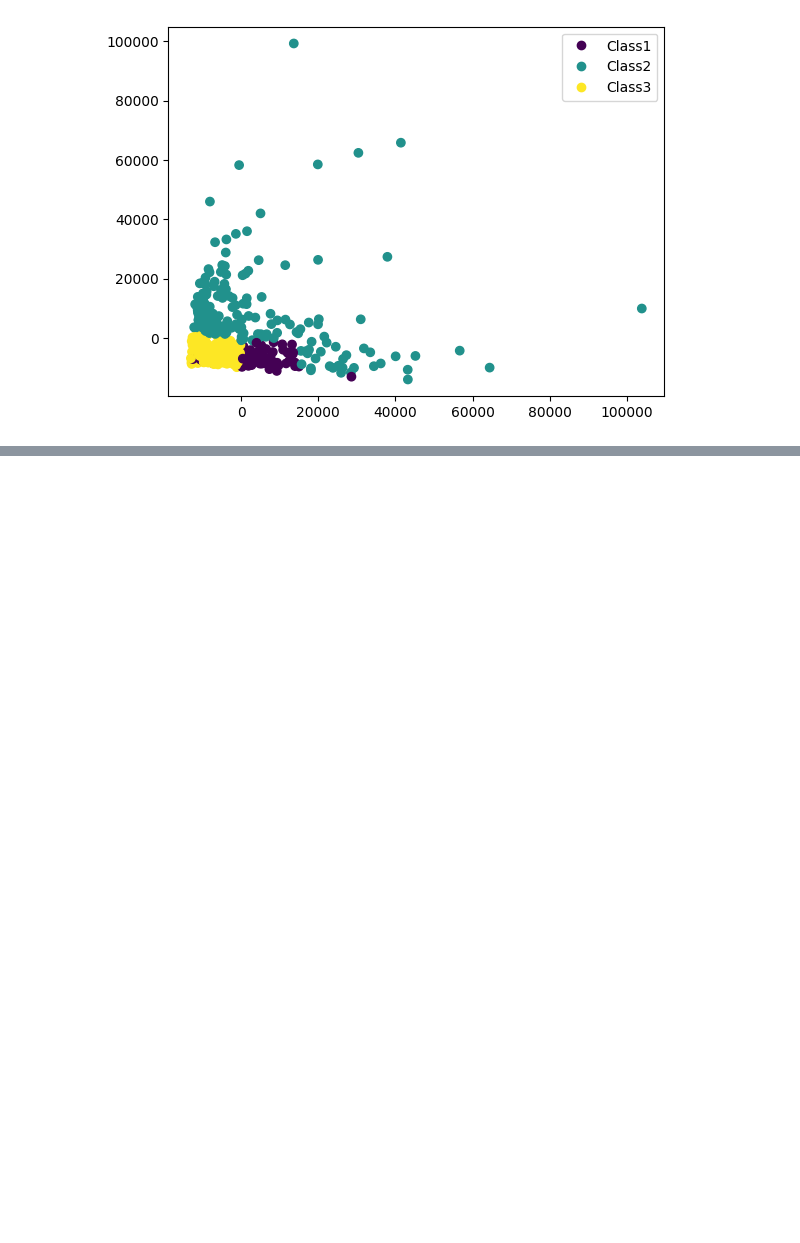
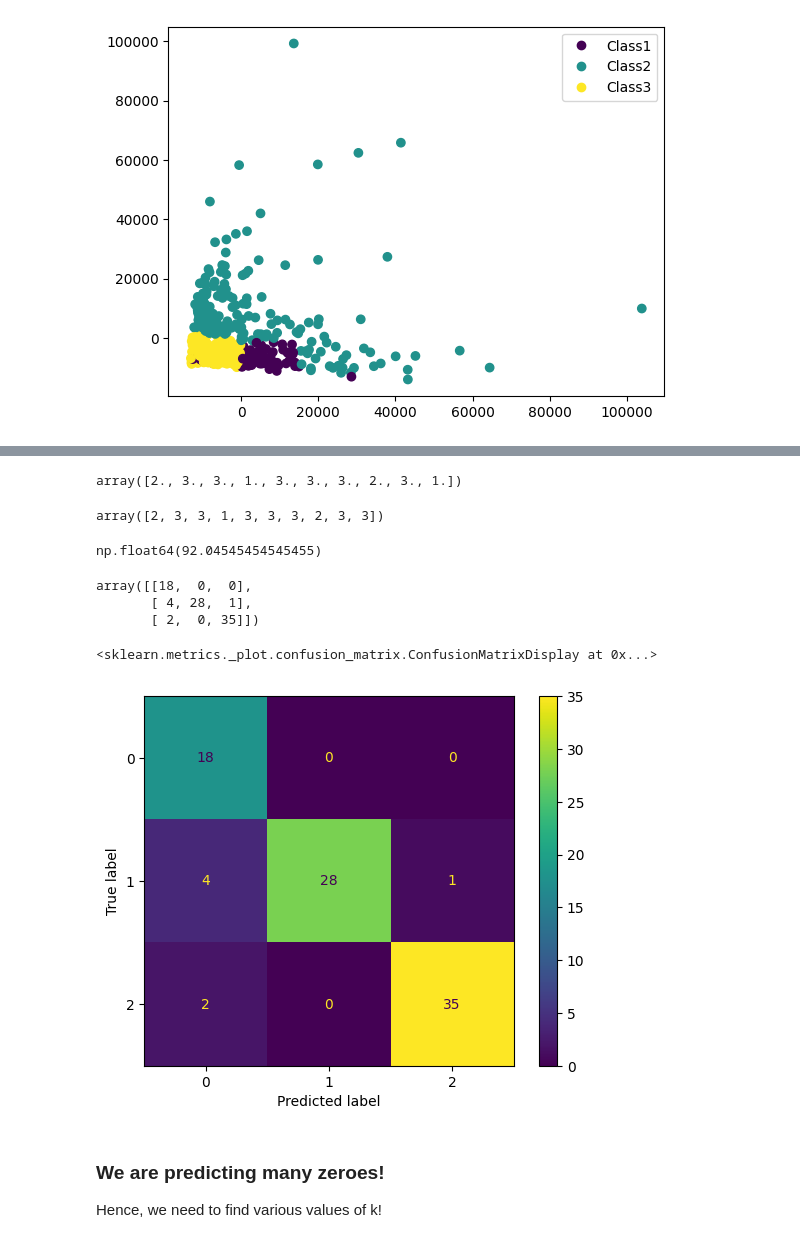
Before and after one commit to rrstats/Supervised-Algorithms, a Jupyter notebook: k Nearest Neighbours 1.ipynb, the cells around one changed output, grey strips where cells are left out. Drawn from its saved outputs; the diff is of its cells as text; code cells hidden in the pictures; blank space fills up the shorter version.

```diff
--- a/k Nearest Neighbours 1.ipynb
+++ b/k Nearest Neighbours 1.ipynb
@@ -68,0 +130,20 @@ plt.legend(handles=scatter.legend_elements()[0], labels=['Class1', 'Class2', 'Cl
+# %%
+# L2 NORM
+def distance(a, b):
+    return np.sum((a-b)**2)**0.5
+# %%
+def kNN(X, Y, xq, k=7):
+    distances = []
+    for i in range(len(X)):
+        d = distance(xq, X[i])
+        distances.append((d, Y[i]))
+
+    distances.sort()
+    top_k = distances[:k]
+    top_k = np.array(top_k)
+    #Last column
+    labels = top_k[:, -1]
+
+    uniq = pd.value_counts(labels).index[0]
+
+    return uniq
@@ -68,0 +163,19 @@ plt.legend(handles=scatter.legend_elements()[0], labels=['Class1', 'Class2', 'Cl
+# %%
+y_pred = []
+for xq in X_val:
+    p = kNN(X_sm,y_sm, xq, k=5)
+    y_pred.append(p)
+
+y_pred = np.array(y_pred)
+# %%
+y_pred[:10]
+# %% [output]
+array([2., 3., 3., 1., 3., 3., 3., 2., 3., 1.])
+# %%
+y_val[:10]
+# %% [output]
+array([2, 3, 3, 1, 3, 3, 3, 2, 3, 3])
+# %%
+100*(y_pred == y_val).mean()
+# %% [output]
+np.float64(92.04545454545455)
@@ -68,0 +184,15 @@ plt.legend(handles=scatter.legend_elements()[0], labels=['Class1', 'Class2', 'Cl
+# %%
+cm = confusion_matrix(y_val, y_pred)
+cm
+# %% [output]
+array([[18,  0,  0],
+       [ 4, 28,  1],
+       [ 2,  0, 35]])
+# %%
+ConfusionMatrixDisplay(cm).plot()
+# %% [output]
+<sklearn.metrics._plot.confusion_matrix.ConfusionMatrixDisplay at 0x...>
+[figure, added]
+# %% [markdown]
+### We are predicting many zeroes!
+Hence, we need to find various values of k!
```
Also changed, not shown: parts of 18 cells of this notebook.
